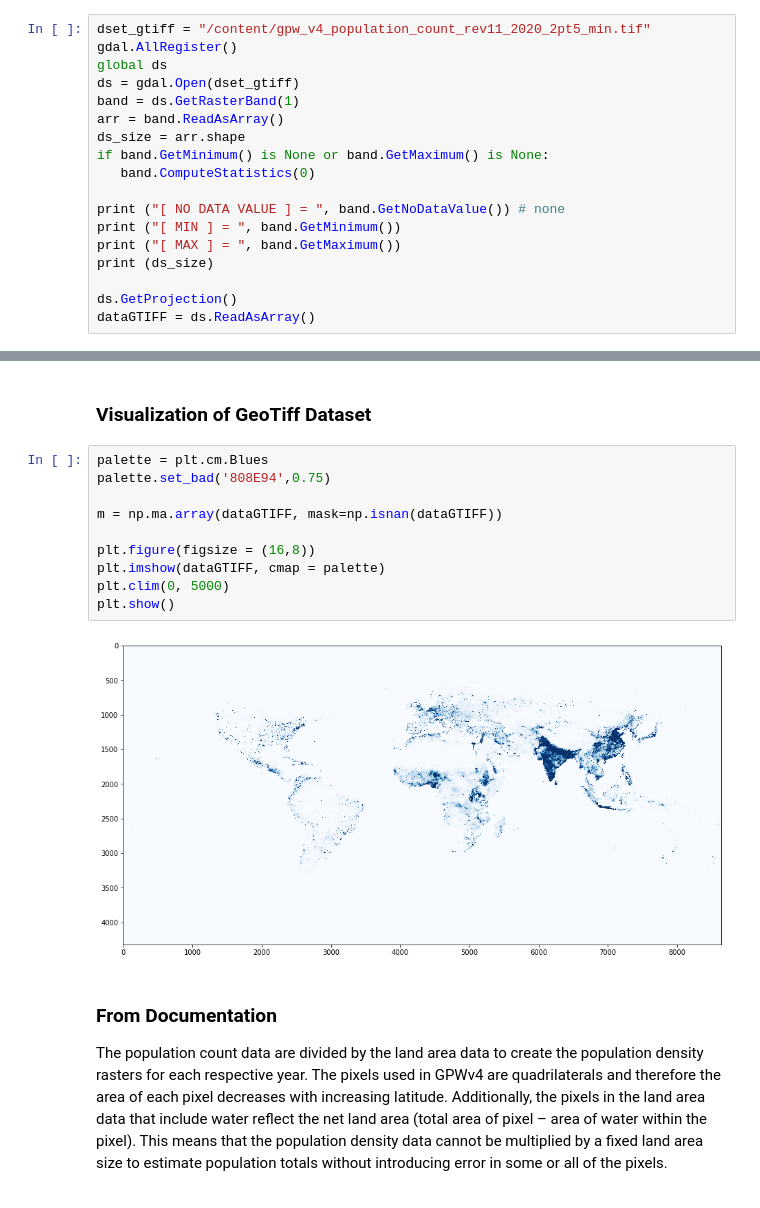
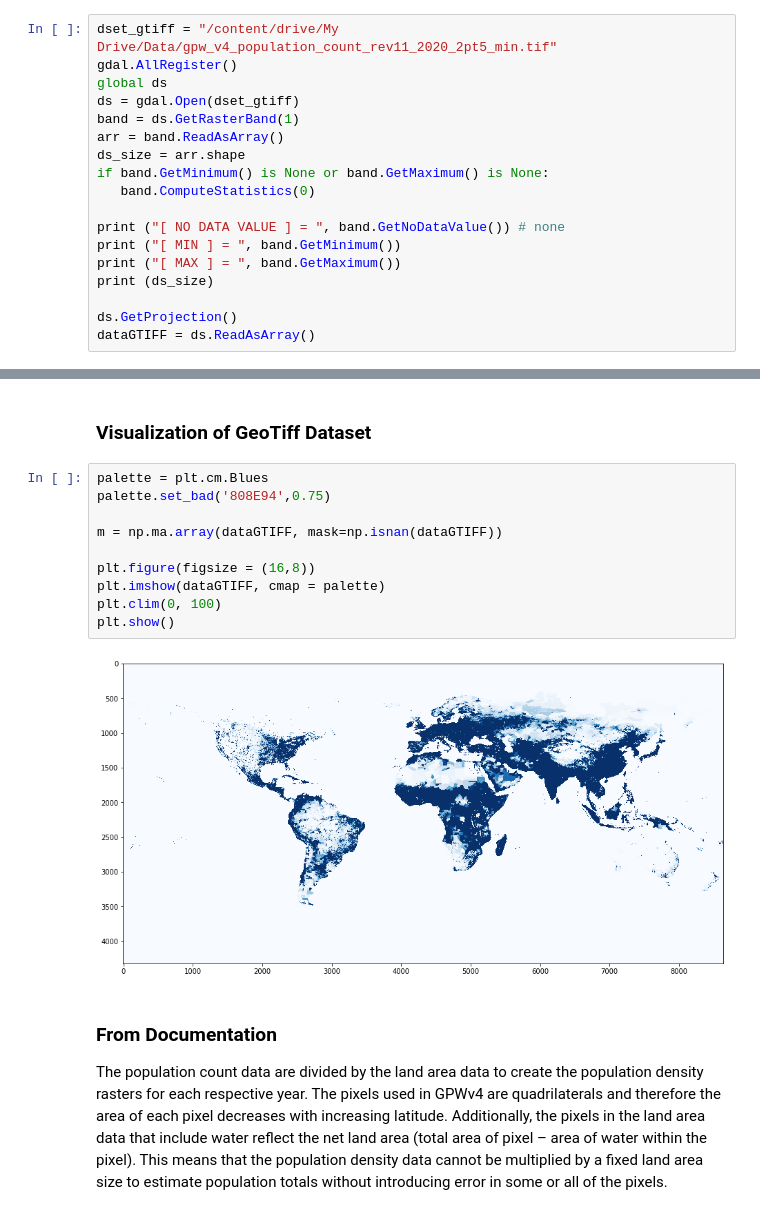
Before and after one commit to kingszeto/ESS_TC_Pop, a Jupyter notebook: refined_TC_pop.ipynb, the cells around one changed output, grey strips where cells are left out. Cells and saved outputs as stored; diff of their text form.

```diff
--- a/refined_TC_pop.ipynb
+++ b/refined_TC_pop.ipynb
@@ -48,6 +57,6 @@ import pandas as pd
 %matplotlib inline
 # %%
-dset_gtiff = "/content/gpw_v4_population_count_rev11_2020_2pt5_min.tif"
+dset_gtiff = "/content/drive/My Drive/Data/gpw_v4_population_count_rev11_2020_2pt5_min.tif"
 gdal.AllRegister()
 global ds
 ds = gdal.Open(dset_gtiff)
@@ -74,15 +83,15 @@ dataGTIFF = ds.ReadAsArray()
 # %%
 palette = plt.cm.Blues
 palette.set_bad('808E94',0.75)
 
 m = np.ma.array(dataGTIFF, mask=np.isnan(dataGTIFF))
 
 plt.figure(figsize = (16,8))
 plt.imshow(dataGTIFF, cmap = palette)
-plt.clim(0, 5000)
+plt.clim(0, 100)
 plt.show()
 # %% [output]
-[figure, old version]
+[figure, new version]
 # %% [markdown]
 
 ### From Documentation
```
Also changed, not shown: parts of 37 cells of this notebook.
